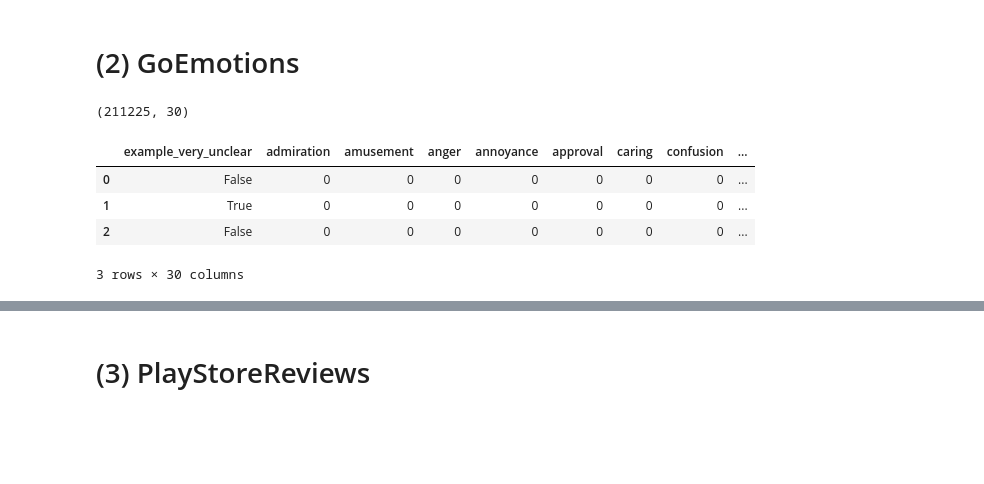
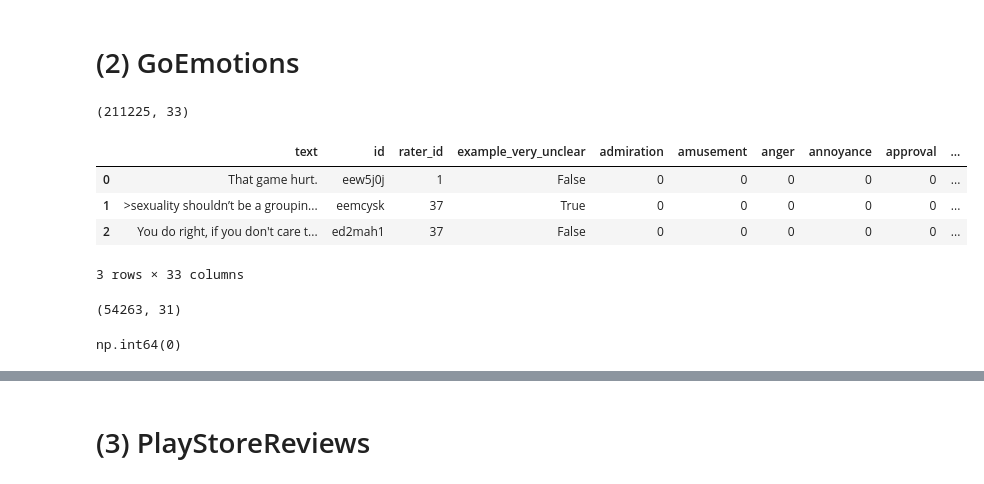
Before and after one commit to LuanBarbs/tcc-emotion-detection-nlp, a Jupyter notebook: src/data_processing.ipynb, the cells around one changed output, grey strips where cells are left out. Drawn from its saved outputs; the diff is of its cells as text; code cells hidden in the pictures; blank space fills up the shorter version.

Commit message:
adicionando analises GoEmotionsPTBR

```diff
--- a/src/data_processing.ipynb
+++ b/src/data_processing.ipynb
@@ -137,20 +137,67 @@ df.to_csv("../data/treated/tweet_emotions_ptbr_treated.csv", index=False)
 # %%
 df_1 = pd.read_csv('../data/05_goemotions_1_pt.csv')
 df_2 = pd.read_csv('../data/05_goemotions_2_pt.csv')
 df_3 = pd.read_csv('../data/05_goemotions_3_pt.csv')
 
 df = pd.concat([df_1, df_2, df_3])
-df.drop(columns=['text', 'id', 'author', 'subreddit', 'link_id', 'parent_id', 'created_utc', 'rater_id'], inplace=True)
+df.drop(columns=['author', 'subreddit', 'link_id', 'parent_id', 'created_utc'], inplace=True)
 
 print(df.shape)
 df.head(3)
 # %% [output]
-(211225, 30)
+(211225, 33)
-|  | example_very_unclear | admiration | amusement | anger | annoyance | approval | caring | confusion | ... |
-| 0 | False | 0 | 0 | 0 | 0 | 0 | 0 | 0 | ... |
-| 1 | True | 0 | 0 | 0 | 0 | 0 | 0 | 0 | ... |
-| 2 | False | 0 | 0 | 0 | 0 | 0 | 0 | 0 | ... |
+|  | text | id | rater_id | example_very_unclear | admiration | amusement | anger | annoyance | approval | ... |
+| 0 | That game hurt. | eew5j0j | 1 | False | 0 | 0 | 0 | 0 | 0 | ... |
+| 1 | >sexuality shouldn’t be a groupin... | eemcysk | 37 | True | 0 | 0 | 0 | 0 | 0 | ... |
+| 2 | You do right, if you don't care t... | ed2mah1 | 37 | False | 0 | 0 | 0 | 0 | 0 | ... |
-3 rows × 30 columns
+3 rows × 33 columns
+# %%
+emotion_cols = [
+    'admiration', 'amusement', 'anger', 'annoyance',
+    'approval', 'caring', 'confusion', 'curiosity', 'desire',
+    'disappointment', 'disapproval', 'disgust', 'embarrassment',
+    'excitement', 'fear', 'gratitude', 'grief', 'joy', 'love',
+    'nervousness', 'optimism', 'pride', 'realization', 'relief',
+    'remorse', 'sadness', 'surprise', 'neutral'
+]
+
+for c in emotion_cols:
+    df[c] = (
+        df.groupby('id')[c]
+        .transform('sum')
+        .ge(2)
+        .astype(int)
+    )
+
+df['label_sum'] = df[emotion_cols].sum(axis=1)
+df = df[df['label_sum'] > 0]
+
+df = (
+    df
+    .groupby('id', as_index=False)
+    .agg(
+        {
+            **{c: 'max' for c in emotion_cols},
+            'text': 'first',
+            'texto': 'first'
+        }
+    )
+)
+
+print(df.shape)  # ~54k
+# %% [output]
+(54263, 31)
+# %%
+conflicts = (
+    df
+    .groupby('id')[emotion_cols]
+    .nunique()
+    .max(axis=1)
+)
+
+(conflicts > 1).sum()
+# %% [output]
+np.int64(0)
 # %%
 df.columns
 # %% [output]
```
Also changed, not shown: parts of 5 cells of this notebook, 5 other files.
